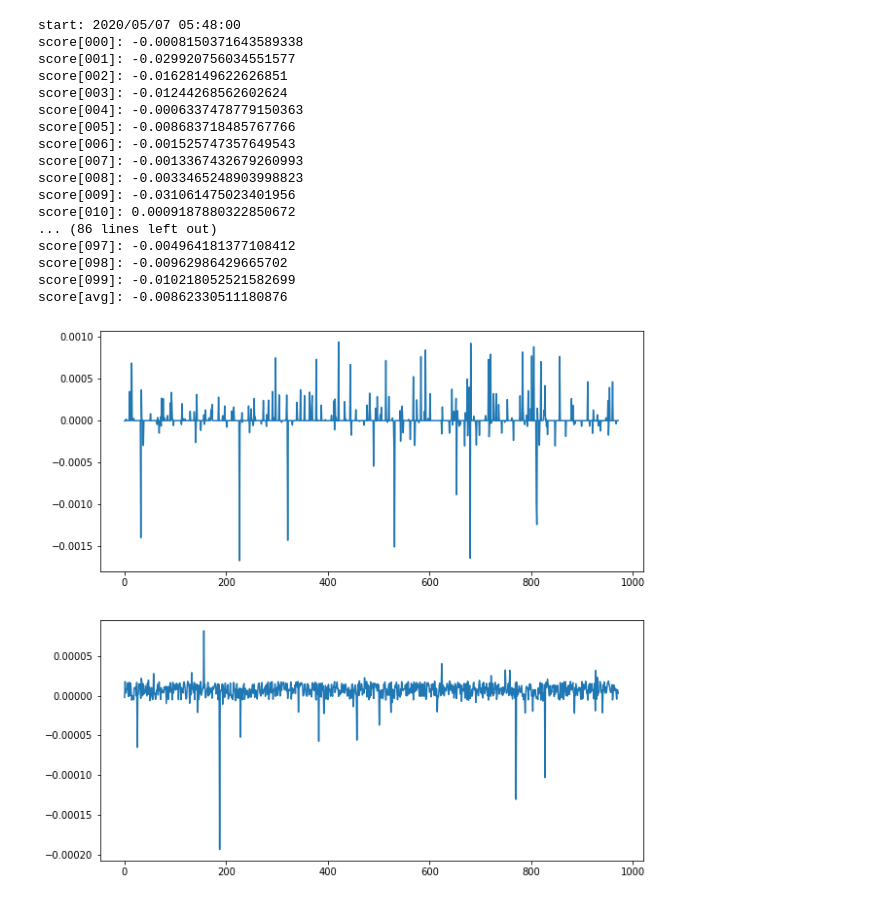
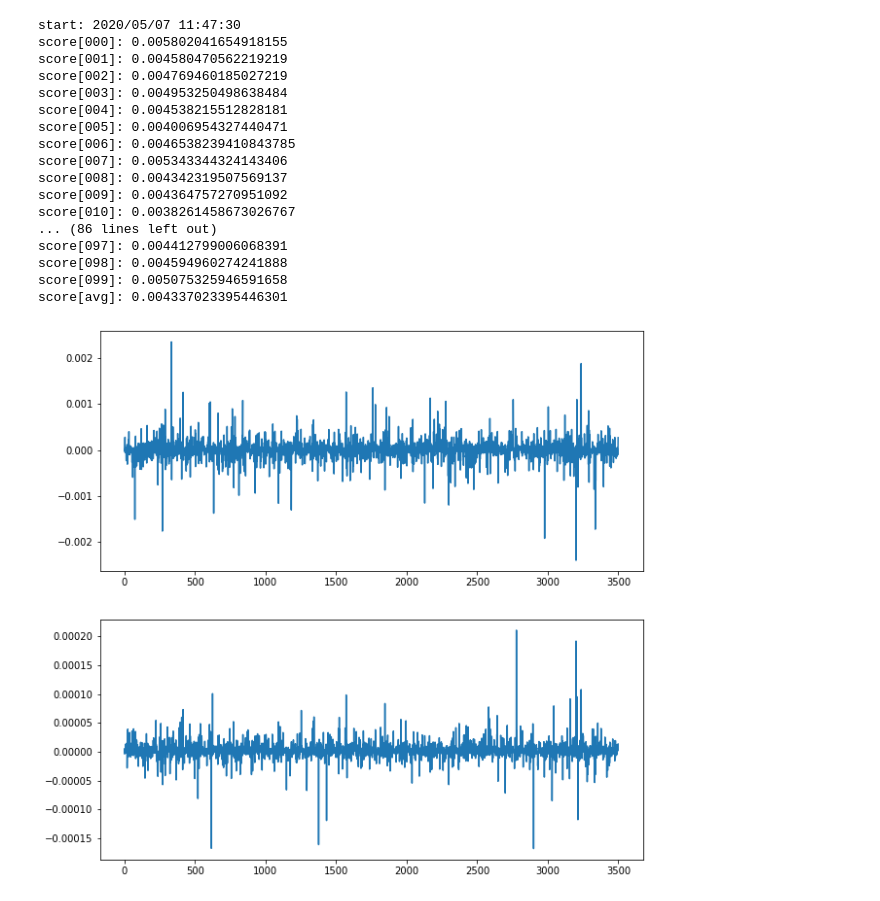
Before and after one commit to awesomest/mytrader, a Jupyter notebook: create_model.ipynb, the cells around one changed output. Cells and saved outputs as stored; diff of their text form; code cells hidden in the pictures.

```diff
--- a/create_model.ipynb
+++ b/create_model.ipynb
@@ -11,50 +11,49 @@ def plot(b):
     y_result = list(b.label_test)[-3500:]
     y_predict = list(b.model.predict(x))
 
     _, (ax1, ax2) = plt.subplots(2, 1, figsize=(10, 10))
     ax1.plot(list(range(len(x))), y_result)
     ax2.plot(list(range(len(x))), y_predict)
     plt.show()
 
 def main():
     print("start: " + str(dt.now().strftime("%Y/%m/%d %H:%M:%S")))
 
 
-    file_name = "train_test"
+    file_name = "train_v7"
     csv = pd.read_csv("datasets/" + file_name + ".csv")
-    b = bitcoin.BitcoinRegression()
-    b.set_dataset(csv)
+    b = bitcoin.BitcoinRegression(csv)
     print(f"score[avg]: {b.calc_avg_score()}")
     plot(b)
 
     test_start = int(len(csv) * 0.8)  # 最後20%のデータでテスト
     b.data_train = csv[bitcoin.TRAIN_COLUMNS][:test_start]
     b.label_train = csv["result"][:test_start]
     b.train()
     with open("models/" + file_name + ".pickle", mode="wb") as file:
         pickle.dump(b.model, file)
 
 
     print("end: " + str(dt.now().strftime("%Y/%m/%d %H:%M:%S")))
 
 if __name__ == "__main__":
     main()
 # %% [output]
-start: 2020/05/07 05:48:00
-score[000]: -0.0008150371643589338
-score[001]: -0.029920756034551577
-score[002]: -0.01628149622626851
-score[003]: -0.01244268562602624
-score[004]: -0.0006337478779150363
-score[005]: -0.008683718485767766
-score[006]: -0.001525747357649543
-score[007]: -0.0013367432679260993
-score[008]: -0.0033465248903998823
-score[009]: -0.031061475023401956
-score[010]: 0.0009187880322850672
+start: 2020/05/07 11:47:30
+score[000]: 0.005802041654918155
+score[001]: 0.004580470562219219
+score[002]: 0.004769460185027219
+score[003]: 0.004953250498638484
+score[004]: 0.004538215512828181
+score[005]: 0.004006954327440471
+score[006]: 0.0046538239410843785
+score[007]: 0.005343344324143406
+score[008]: 0.004342319507569137
+score[009]: 0.004364757270951092
+score[010]: 0.0038261458673026767
 ... (86 lines left out)
-score[097]: -0.004964181377108412
-score[098]: -0.00962986429665702
-score[099]: -0.010218052521582699
-score[avg]: -0.00862330511180876
+score[097]: 0.004412799006068391
+score[098]: 0.004594960274241888
+score[099]: 0.005075325946591658
+score[avg]: 0.004337023395446301
-[figure, old version]
+[figure, new version]
```
Also changed, not shown: parts of 1 cell of this notebook, 1 other file.
